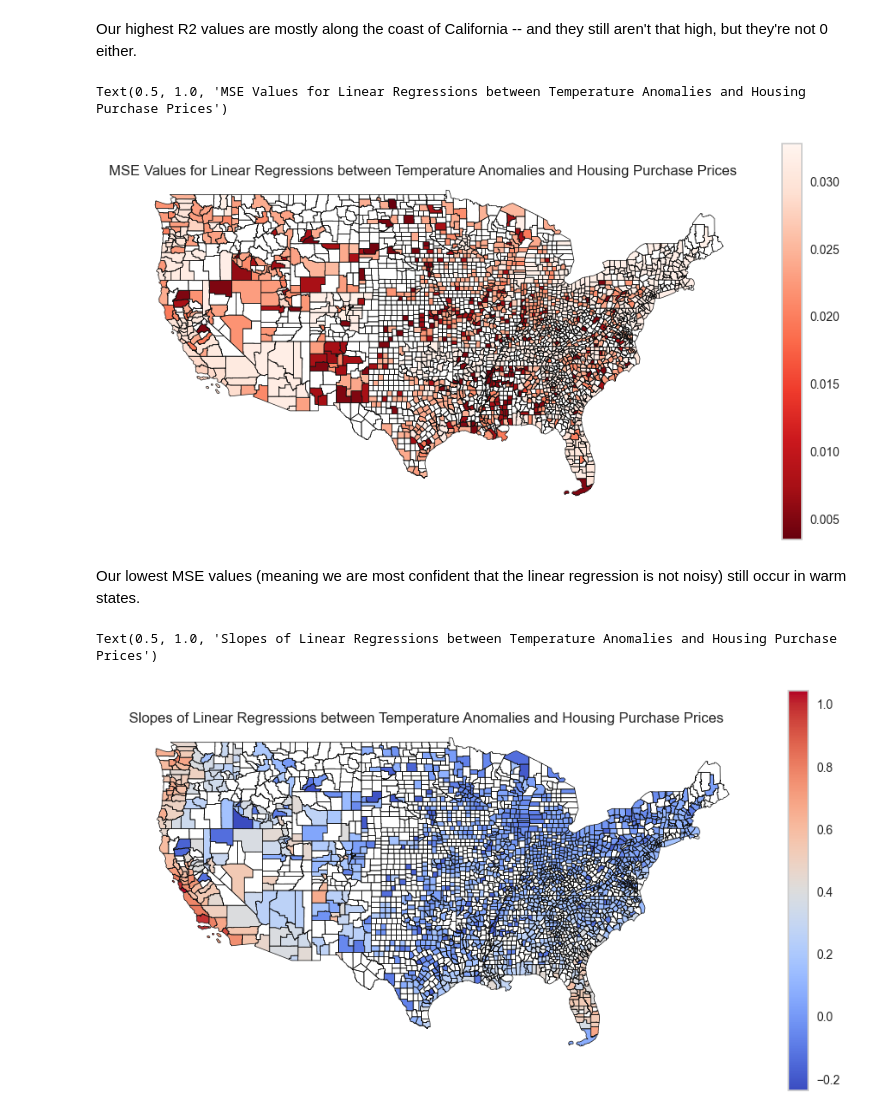
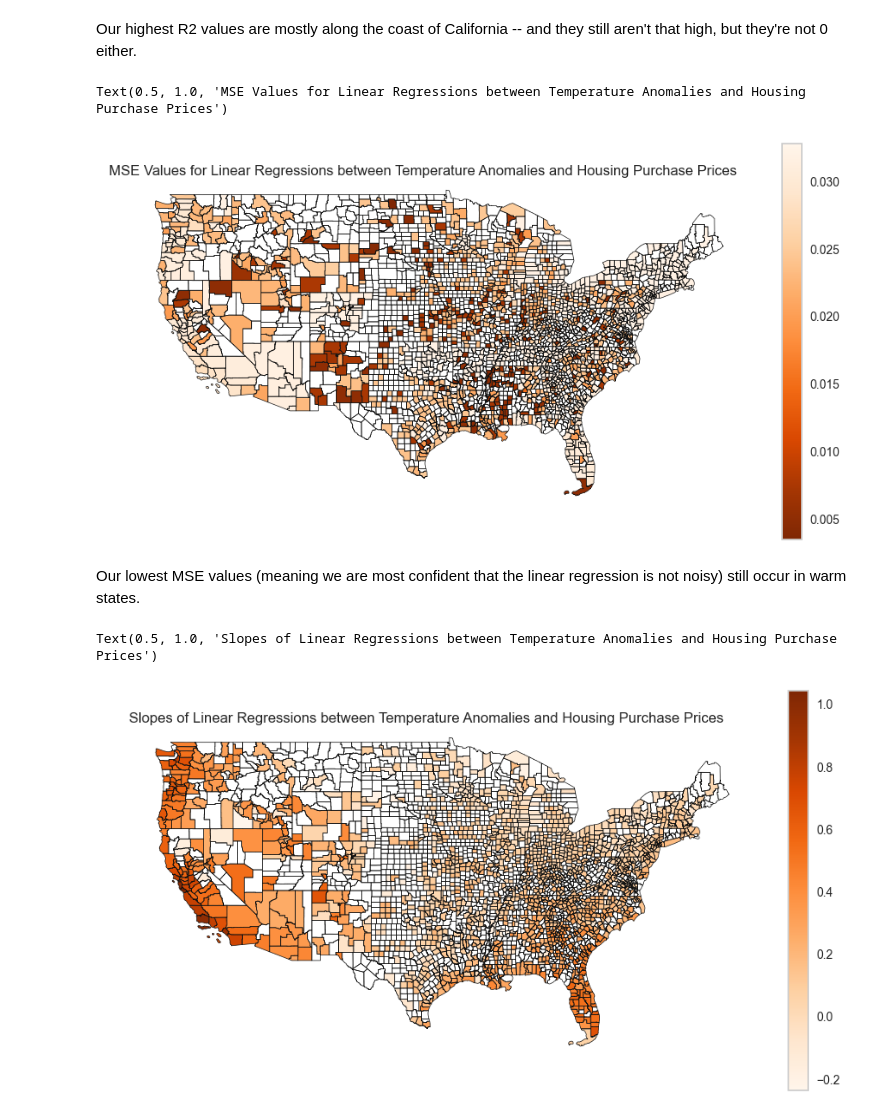
Before and after one commit to MLFP-90803-SP24-FinalProjects/Team17-FinalProject, a Jupyter notebook: Q1_Per_County_Regressions.ipynb, the cells around one changed output. Drawn from its saved outputs; the diff is of its cells as text; code cells hidden in the pictures.

```diff
--- a/Q1_Per_County_Regressions.ipynb
+++ b/Q1_Per_County_Regressions.ipynb
@@ -288,20 +288,20 @@ ax.set_ylim(24, 50)
 ax.set_axis_off()
 us_counties.geometry.boundary.plot(ax=ax, edgecolor='k', linewidth = 0.5)
 train_regression_merged.plot(column='MSE', ax=ax, \
-                             cmap='Reds_r', legend=True).set_title("MSE Values for Linear Regressions between Temperature Anomalies and Housing Purchase Prices")
+                             cmap='Oranges_r', legend=True).set_title("MSE Values for Linear Regressions between Temperature Anomalies and Housing Purchase Prices")
 # %% [output]
 Text(0.5, 1.0, 'MSE Values for Linear Regressions between Temperature Anomalies and Housing Purchase Prices')
-[figure, old version]
+[figure, new version]
 # %% [markdown]
 Our lowest MSE values (meaning we are most confident that the linear regression is not noisy) still occur in warm states.
 # %%
 fig, ax = plt.subplots(1, 1, figsize=(12, 6))
 ax.set_xlim(-130, -65)
 ax.set_ylim(24, 50)
 ax.set_axis_off()
 us_counties.geometry.boundary.plot(ax=ax, edgecolor='k', linewidth = 0.5)
 train_regression_merged.plot(column='Slope', ax=ax, \
-                             cmap='coolwarm', legend=True).set_title("Slopes of Linear Regressions between Temperature Anomalies and Housing Purchase Prices")
+                             cmap='Oranges', legend=True).set_title("Slopes of Linear Regressions between Temperature Anomalies and Housing Purchase Prices")
 # %% [output]
 Text(0.5, 1.0, 'Slopes of Linear Regressions between Temperature Anomalies and Housing Purchase Prices')
-[figure, old version]
+[figure, new version]
```
Also changed, not shown: parts of 1 cell of this notebook, 1 other file.
